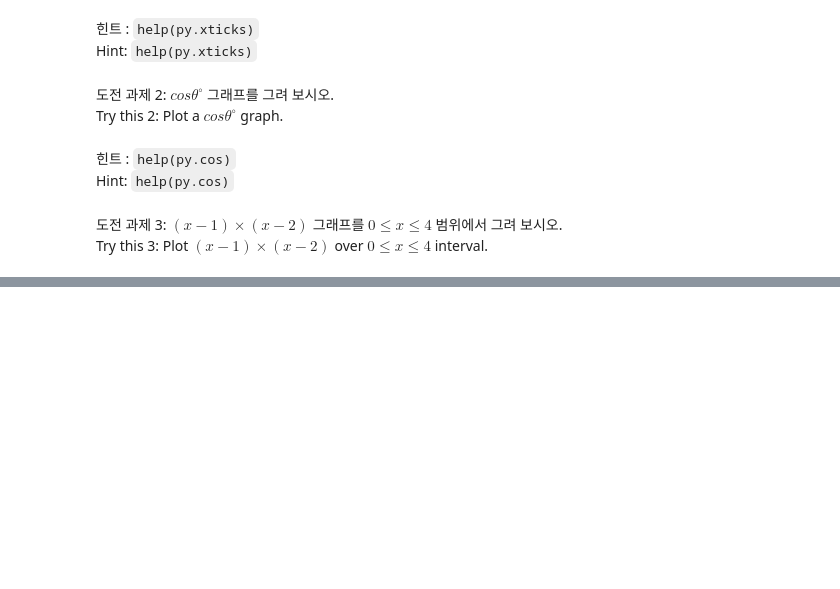
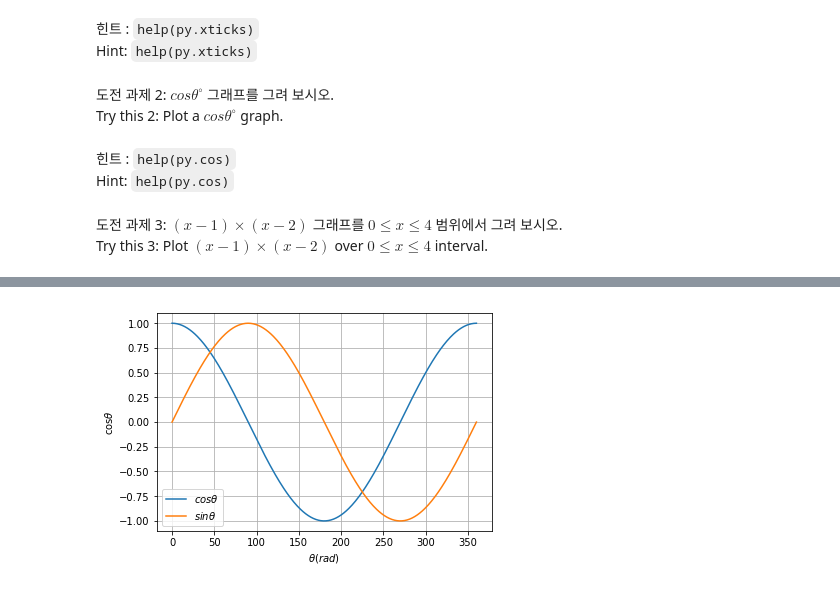
Before and after one commit to kingisme7/nmisp, a Jupyter notebook: 00_introduction/00_introduction.ipynb, the cells around one changed output, grey strips where cells are left out. Saved outputs shown, nothing was run; the diff lists cells and outputs as text; code cells hidden in the pictures; blank space fills up the shorter version.

```diff
--- a/00_introduction/00_introduction.ipynb
+++ b/00_introduction/00_introduction.ipynb
@@ -121,0 +97,29 @@ FILE
+# %%
+#도전과제2
+import pylab as py
+# 0, 1, 2, ..., 360
+theta_deg_array = py.arange(0, 360 + 0.5, 1)
+theta_rad_array = py.deg2rad(theta_deg_array)
+
+# Sine value of each angle
+cos_theta_array = py.cos(theta_rad_array)
+sin_theta_array = py.sin(theta_rad_array)
+
+# Plot sine graph
+py.plot(theta_deg_array, cos_theta_array, label=r'$cos\theta$')
+py.plot(theta_deg_array, sin_theta_array, label=r'$sin\theta$')
+
+# Add grid
+py.grid(True)
+
+# Add axis labels
+py.xlabel(r'$\theta(rad)$')
+py.ylabel(r'cos$\theta$')
+
+# Add legend table at an optimal location
+py.legend(loc=0)
+
+# Present plot
+py.show()
+# %% [output]
+[figure, added]
```
Also changed, not shown: parts of 6 cells of this notebook, 1 other file.
